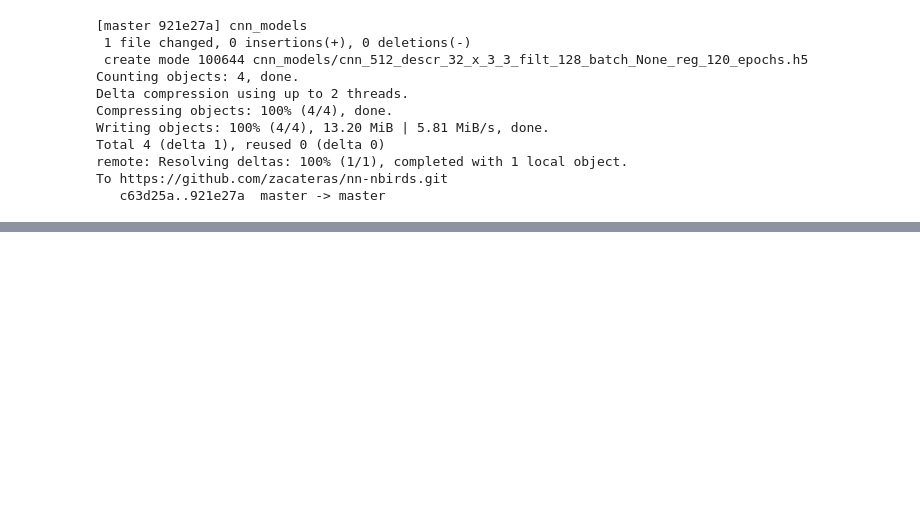
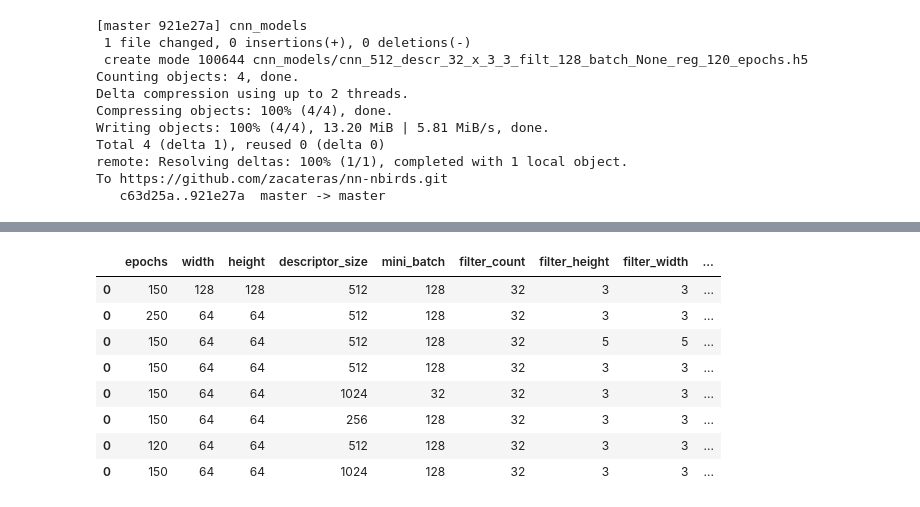
Before and after one commit to zacateras/nn-nbirds, a Jupyter notebook: nn_nbirds_report.ipynb, the cells around one changed output, grey strips where cells are left out. Drawn from its saved outputs; the diff is of its cells as text; code cells hidden in the pictures; blank space fills up the shorter version.

```diff
--- a/nn_nbirds_report.ipynb
+++ b/nn_nbirds_report.ipynb
@@ -281,19 +320,20 @@ import pandas as pd
 import os
 import re
 
-records = pd.read_csv('cnn_models/results.csv')
+records = None
 
 for filename in os.listdir('cnn_models'):
     if not filename.endswith('.h5'):
         continue
 
-    if filename in [item for item in records['filename']]:
-        print('Skipping for %s...' % filename)
-        continue
+    if records is not None and 'filename' in records.columns:
+        if filename in [item for item in records['filename']]:
+            print('Skipping for %s...' % filename)
+            continue
 
     print('Processing %s...' % filename)
 
-    regex = re.compile('cnn_w(\d+)_h(\d+)_(\d+)_descr_(\d+)_x_(\d+)_(\d+)_filt_(\d+)_batch_(L1\(0.01\)|L2\(0.01\)|None)_reg_(\d+)_epochs')
+    regex = re.compile('cnn_w(\d+)_h(\d+)_(\d+)_descr_(\d+)_x_(\d+)_(\d+)_filt_(\d+)_batch_(L1\(0.01\)|L1\(0.0001\)|L2\(0.01\)|L2\(0.0001\)|None)_reg_(\d+)_epochs')
     match = regex.match(filename)
     record = {
         "filename": filename,
@@ -311,4 +351,10 @@ for filename in os.listdir('cnn_models'):
     [record['loss'], record['categorical_accuracy'], record['top5_categorical_accuracy']] = load_model('cnn_models/%s' % filename) \
         .evaluate_generator(Generators(record['width'], record['height'], record['mini_batch']).test()[0])
 
-    records = records.append(pd.DataFrame(record))
+    if records is None:
+        records = pd.DataFrame(record, index=[0])
+    else:
+        records = records.append(pd.DataFrame(record, index=[0]))
+
+df = pd.DataFrame(records).sort_values('categorical_accuracy', ascending=False)
+df.to_csv('cnn_models/results.csv')
@@ -400,0 +365,15 @@ Ostatnim eksperymentem było badanie wpływu leguralyzacji L1 i L2 na nasz model
+# %%
+df[df['categorical_accuracy'] > 0.05]\
+    [['epochs', 'width', 'height', 'descriptor_size', 'mini_batch', 'filter_count', 'filter_height', 'filter_width', 'regularization', 'categorical_accuracy', 'top5_categorical_accuracy']]\
+    .sort_values(['categorical_accuracy'], ascending=[0])\
+    .head(8)
+# %% [output]
+|  | epochs | width | height | descriptor_size | mini_batch | filter_count | filter_height | filter_width | ... |
+| 0 | 150 | 128 | 128 | 512 | 128 | 32 | 3 | 3 | ... |
+| 0 | 250 | 64 | 64 | 512 | 128 | 32 | 3 | 3 | ... |
+| 0 | 150 | 64 | 64 | 512 | 128 | 32 | 5 | 5 | ... |
+| 0 | 150 | 64 | 64 | 512 | 128 | 32 | 3 | 3 | ... |
+| 0 | 150 | 64 | 64 | 1024 | 32 | 32 | 3 | 3 | ... |
+| 0 | 150 | 64 | 64 | 256 | 128 | 32 | 3 | 3 | ... |
+| 0 | 120 | 64 | 64 | 512 | 128 | 32 | 3 | 3 | ... |
+| 0 | 150 | 64 | 64 | 1024 | 128 | 32 | 3 | 3 | ... |
```
Also changed, not shown: parts of 35 cells of this notebook, 5 other files.
